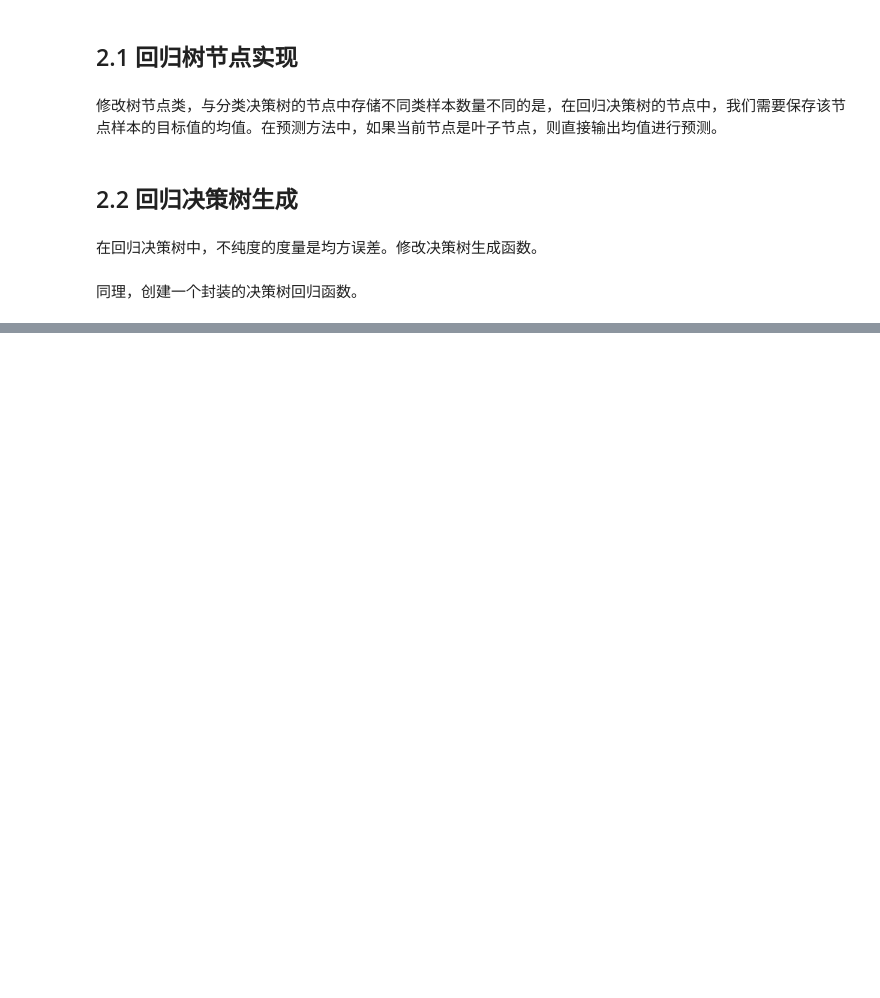
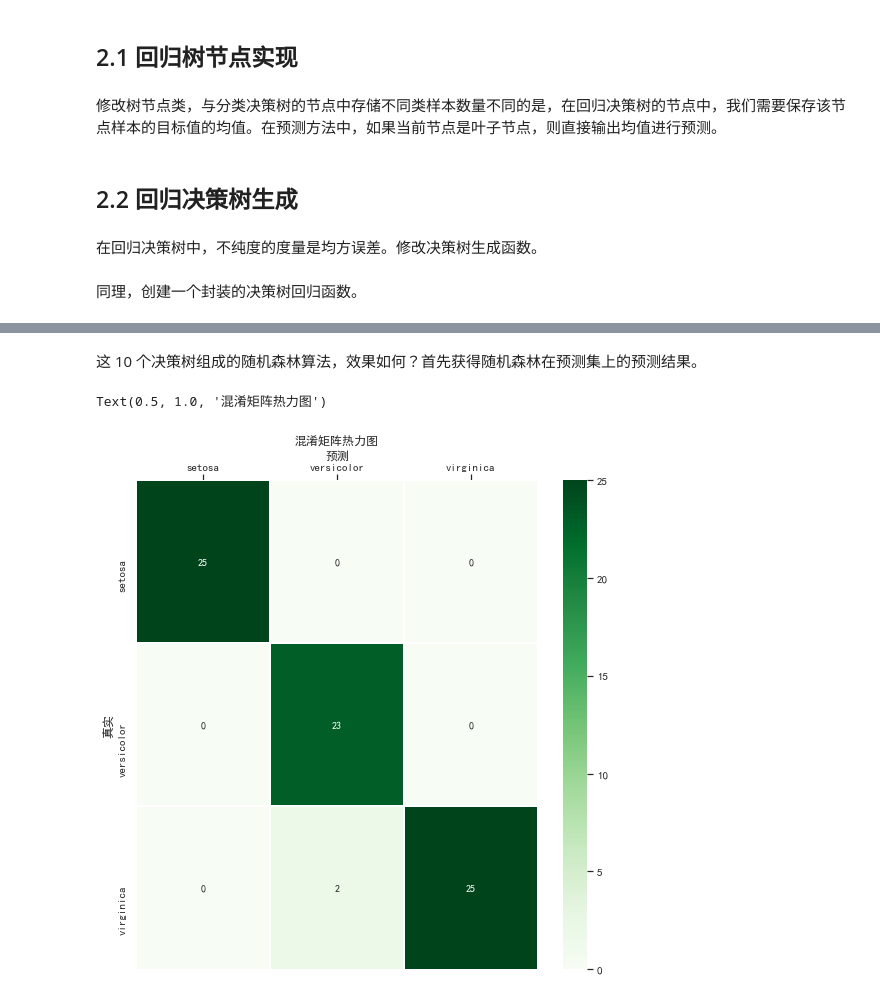
Before and after one commit to 1186141415/machine-learning-ten-lecture, a Jupyter notebook: 第四讲/模型提升.ipynb, the cells around one changed output, grey strips where cells are left out. Saved outputs shown, nothing was run; the diff lists cells and outputs as text; code cells hidden in the pictures; blank space fills up the shorter version.

```diff
--- a/第四讲/模型提升.ipynb
+++ b/第四讲/模型提升.ipynb
@@ -471,0 +512,30 @@ def decision_tree_regression(X,y,min_leaf_samples,max_depth):
+# %%
+def rf_predict(trees,X_test):
+    results = []
+    for _,sample in X_test.iterrows():
+        pred_y = []
+        for tree in trees:
+            pred_y.append(tree.predict(sample))
+        results.append(pd.Series(pred_y).value_counts().idxmax()) #实现投票
+    return results
+# %% [markdown]
+这 10 个决策树组成的随机森林算法，效果如何？首先获得随机森林在预测集上的预测结果。
+# %%
+y_test_pred = rf_predict(trees,X_test)
+# %%
+from sklearn.metrics import confusion_matrix
+import seaborn as sns
+import matplotlib.pyplot as plt
+fig, ax = plt.subplots(figsize=(9,9))
+confusion_matrix = confusion_matrix(y_test_pred,y_test)#计算混淆矩阵
+
+ax = sns.heatmap(confusion_matrix,linewidths=.5,cmap="Greens",
+                 annot=True, fmt='d',xticklabels=iris.target_names, yticklabels=iris.target_names)
+ax.set_ylabel('真实')
+ax.set_xlabel('预测')
+ax.xaxis.set_label_position('top')
+ax.xaxis.tick_top()
+ax.set_title('混淆矩阵热力图')
+# %% [output]
+Text(0.5, 1.0, '混淆矩阵热力图')
+[figure, added]
```
Also changed, not shown: parts of 11 cells of this notebook.
